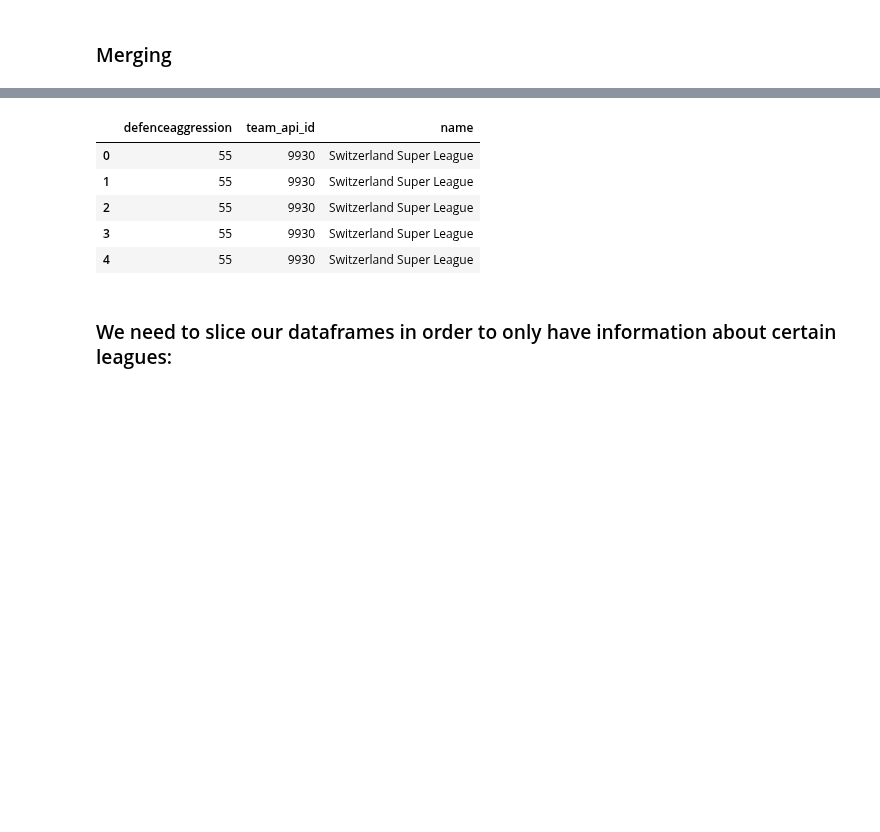
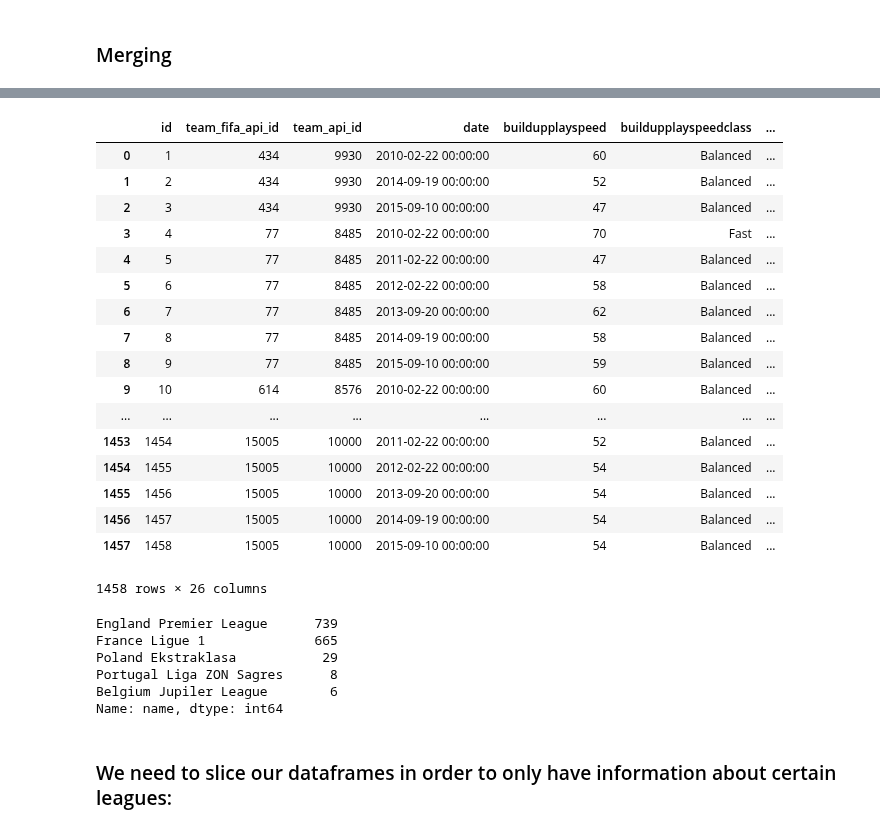
Before and after one commit to kevintheduu/european-soccer-hypothesis-testing, a Jupyter notebook: hyp_test_3.ipynb, the cells around one changed output, grey strips where cells are left out. Cells and saved outputs as stored; diff of their text form; code cells hidden in the pictures; blank space fills up the shorter version.

```diff
--- a/hyp_test_3.ipynb
+++ b/hyp_test_3.ipynb
@@ -172,7 +158,0 @@ player_df.head()
-# %%
-#create new column home_team_win with binary values - Home team winning = 1, Tie=0.5, Away team winning = 0
-match_df['home_team_win'] = np.zeros
-
-match_df['home_team_win'].loc[match_df['home_team_goal'] > match_df['away_team_goal']] = 1
-match_df['home_team_win'].loc[match_df['home_team_goal'] < match_df['away_team_goal']] = 0
-match_df['home_team_win'].loc[match_df['home_team_goal'] == match_df['away_team_goal']] = 0
@@ -295,0 +203,3 @@ team_attrib_by_league_home.T.head()
+# %%
+match_league_df['total_goals'] = match_league_df['home_team_goal']+match_league_df['away_team_goal']
+match_league_df.groupby('name').mean()
@@ -296,13 +231,35 @@ team_attrib_by_league_home.T.head()
+# %%
+team_attrib_by_league = team_attrib_df.join(match_league_df['name'],on='team_api_id', how ='left')
+team_attrib_by_league
+# %% [output]
+|  | id | team_fifa_api_id | team_api_id | date | buildupplayspeed | buildupplayspeedclass | ... |
+| 0 | 1 | 434 | 9930 | 2010-02-22 00:00:00 | 60 | Balanced | ... |
+| 1 | 2 | 434 | 9930 | 2014-09-19 00:00:00 | 52 | Balanced | ... |
+| 2 | 3 | 434 | 9930 | 2015-09-10 00:00:00 | 47 | Balanced | ... |
+| 3 | 4 | 77 | 8485 | 2010-02-22 00:00:00 | 70 | Fast | ... |
+| 4 | 5 | 77 | 8485 | 2011-02-22 00:00:00 | 47 | Balanced | ... |
+| 5 | 6 | 77 | 8485 | 2012-02-22 00:00:00 | 58 | Balanced | ... |
+| 6 | 7 | 77 | 8485 | 2013-09-20 00:00:00 | 62 | Balanced | ... |
+| 7 | 8 | 77 | 8485 | 2014-09-19 00:00:00 | 58 | Balanced | ... |
+| 8 | 9 | 77 | 8485 | 2015-09-10 00:00:00 | 59 | Balanced | ... |
+| 9 | 10 | 614 | 8576 | 2010-02-22 00:00:00 | 60 | Balanced | ... |
+| ... | ... | ... | ... | ... | ... | ... | ... |
+| 1453 | 1454 | 15005 | 10000 | 2011-02-22 00:00:00 | 52 | Balanced | ... |
+| 1454 | 1455 | 15005 | 10000 | 2012-02-22 00:00:00 | 54 | Balanced | ... |
+| 1455 | 1456 | 15005 | 10000 | 2013-09-20 00:00:00 | 54 | Balanced | ... |
+| 1456 | 1457 | 15005 | 10000 | 2014-09-19 00:00:00 | 54 | Balanced | ... |
+| 1457 | 1458 | 15005 | 10000 | 2015-09-10 00:00:00 | 54 | Balanced | ... |
+1458 rows × 26 columns
 # %%
-defense = team_attrib_by_league_home[['defenceaggression', 'team_api_id', 'name']]
-defense.head()
+defense = team_attrib_by_league_df[['defenceaggression', 'team_api_id', 'name']]
+defense['name'].value_counts()
 # %% [output]
-|  | defenceaggression | team_api_id | name |
-| 0 | 55 | 9930 | Switzerland Super League |
-| 1 | 55 | 9930 | Switzerland Super League |
-| 2 | 55 | 9930 | Switzerland Super League |
-| 3 | 55 | 9930 | Switzerland Super League |
-| 4 | 55 | 9930 | Switzerland Super League |
+England Premier League      739
+France Ligue 1              665
+Poland Ekstraklasa           29
+Portugal Liga ZON Sagres      8
+Belgium Jupiler League        6
+Name: name, dtype: int64
 # %% [markdown]
 ### We need to slice our dataframes in order to only have information about certain leagues:
 # %%
```
Also changed, not shown: parts of 22 cells of this notebook.
